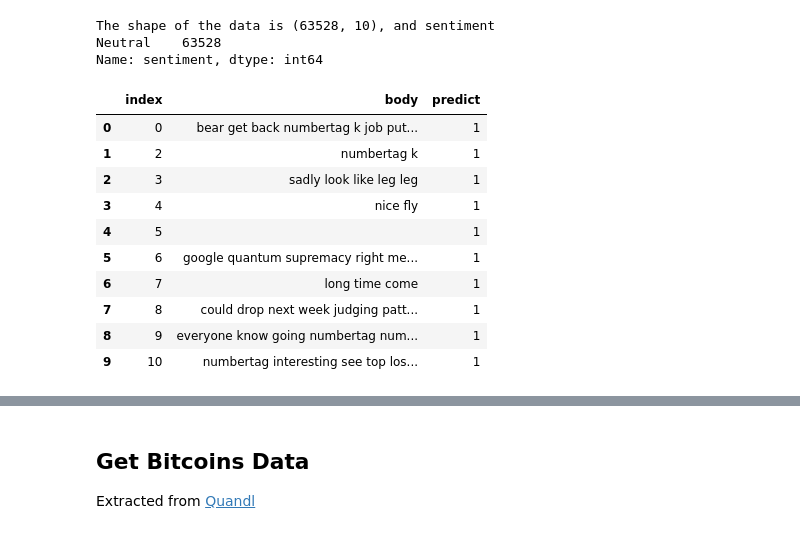
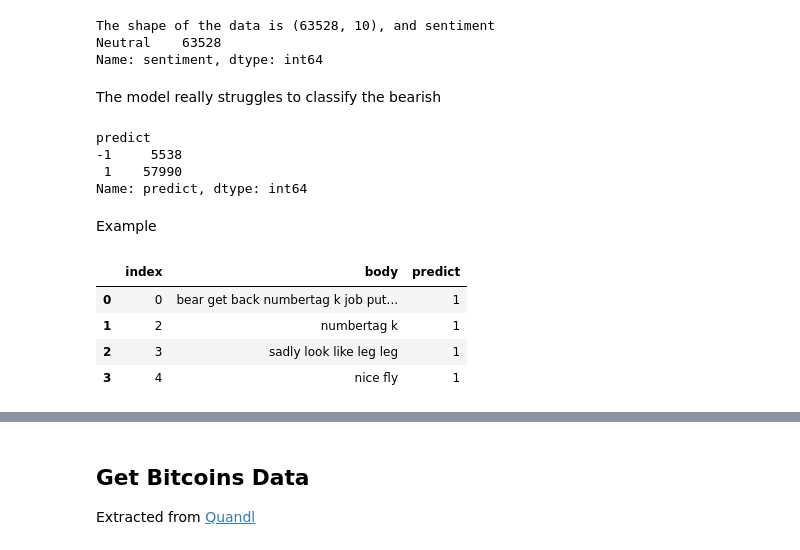
Before and after one commit to thomaspernet/PythonFinanceClass, a Jupyter notebook: SentimentAnalysis.ipynb, the cells around one changed output, grey strips where cells are left out. Cells and saved outputs as stored; diff of their text form; code cells hidden in the pictures.

```diff
--- a/SentimentAnalysis.ipynb
+++ b/SentimentAnalysis.ipynb
@@ -555,17 +573,24 @@ Name: sentiment, dtype: int64
 # %%
 predicted = text_clf.predict(X_predict)
 # %%
-pd.concat([pd.Series(X_predict, name = 'body').reset_index(),
-          pd.Series(predicted, name = 'predict')], axis = 1).head(10)
+outofsample = pd.concat([pd.Series(X_predict, name = 'body').reset_index(),
+          pd.Series(predicted, name = 'predict')], axis = 1)
-# %% [output]
-|  | index | body | predict |
-| 0 | 0 | bear get back numbertag k job put... | 1 |
-| 1 | 2 | numbertag k | 1 |
-| 2 | 3 | sadly look like leg leg | 1 |
-| 3 | 4 | nice fly | 1 |
-| 4 | 5 |  | 1 |
-| 5 | 6 | google quantum supremacy right me... | 1 |
-| 6 | 7 | long time come | 1 |
-| 7 | 8 | could drop next week judging patt... | 1 |
-| 8 | 9 | everyone know going numbertag num... | 1 |
-| 9 | 10 | numbertag interesting see top los... | 1 |
+# %% [markdown]
+The model really struggles to classify the bearish
+# %%
+outofsample.groupby('predict')['predict'].count()
+# %% [output]
+predict
+-1     5538
+ 1    57990
+Name: predict, dtype: int64
+# %% [markdown]
+Example
+# %%
+outofsample[outofsample['predict'].isin([1])].head(4)
+# %% [output]
+|  | index | body | predict |
+| 0 | 0 | bear get back numbertag k job put... | 1 |
+| 1 | 2 | numbertag k | 1 |
+| 2 | 3 | sadly look like leg leg | 1 |
+| 3 | 4 | nice fly | 1 |
```
Also changed, not shown: parts of 23 cells of this notebook.
